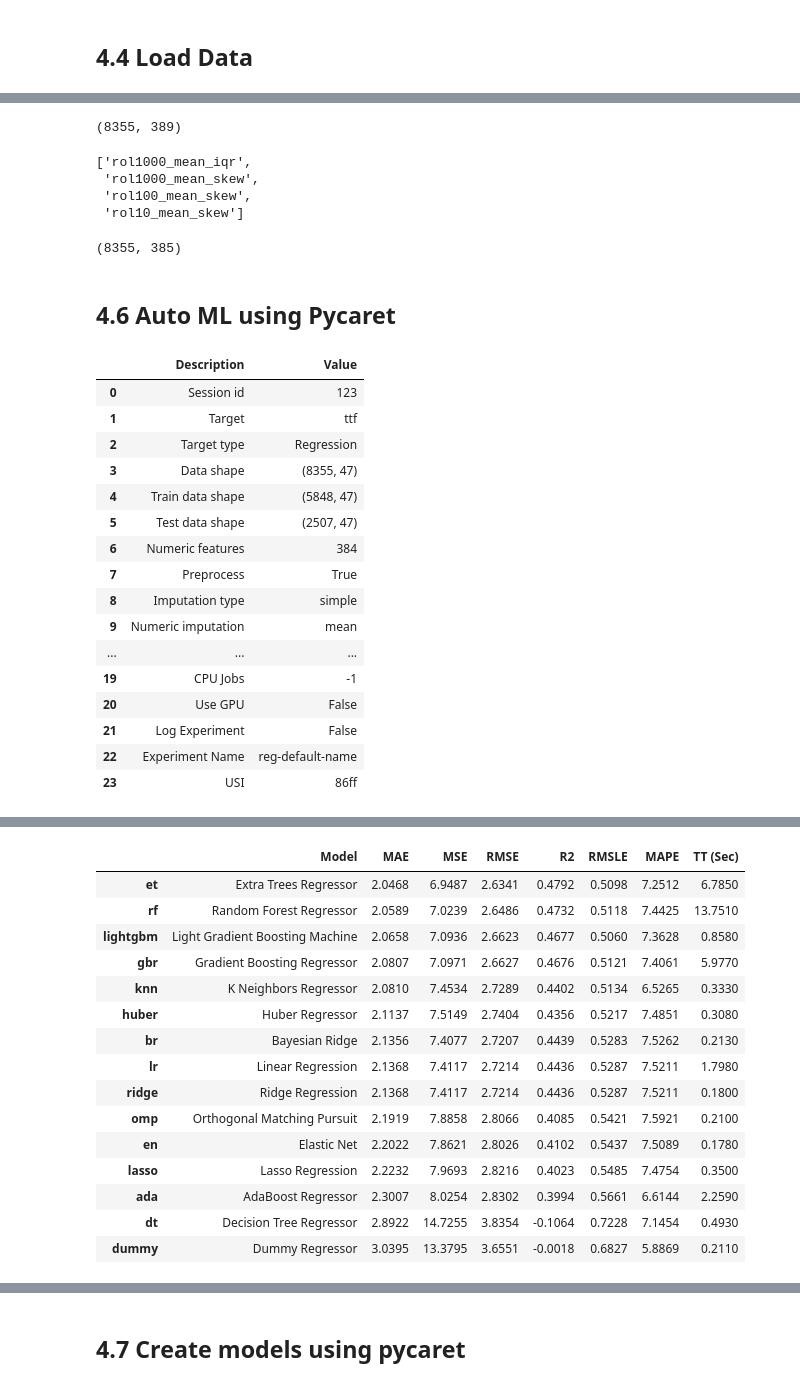
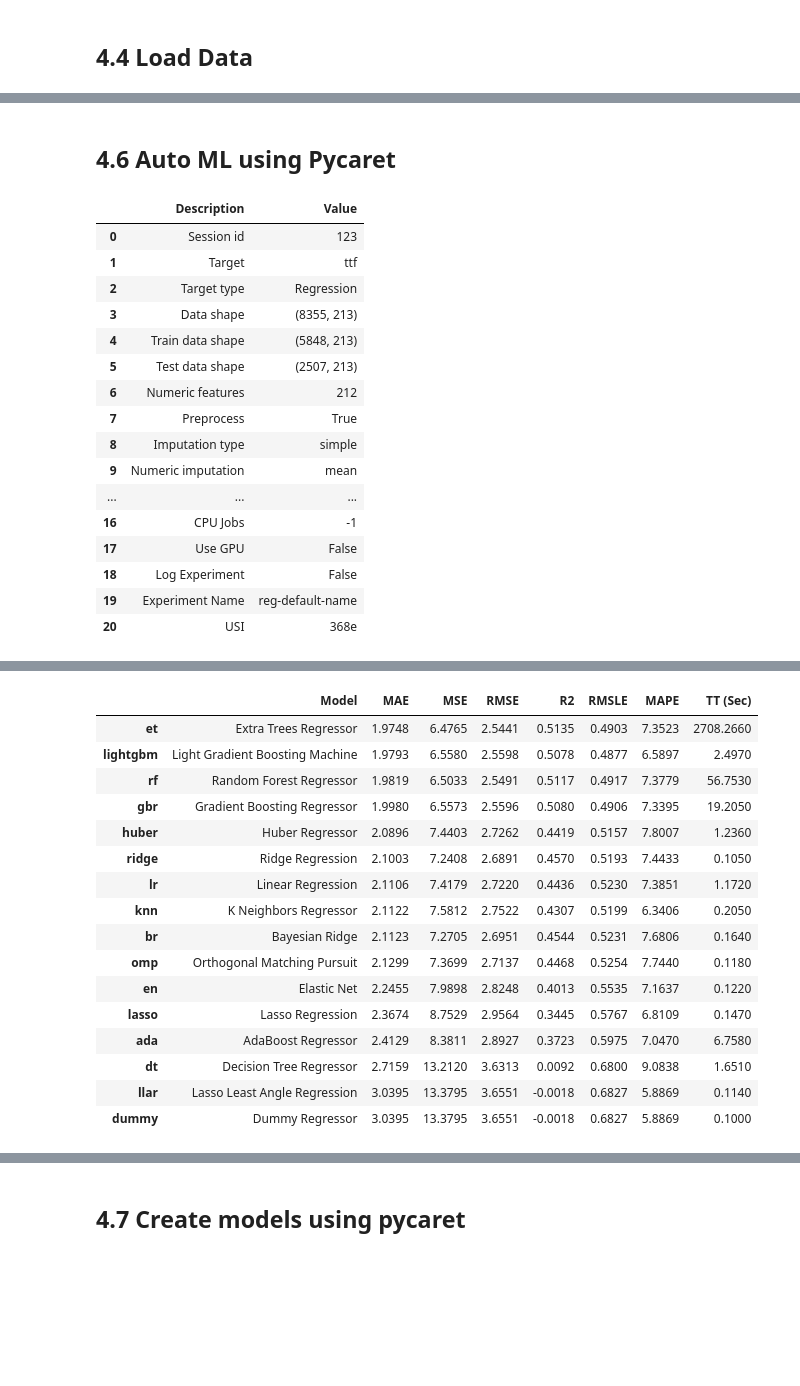
Before and after one commit to qq7933086/Laboratory_earthquake_time_prediction, a Jupyter notebook: Notebooks/04_preprocessing_and_training_Pycaret.ipynb, the cells around one changed output, grey strips where cells are left out. Saved outputs shown, nothing was run; the diff lists cells and outputs as text; code cells hidden in the pictures; blank space fills up the shorter version.

Commit message:
Pycaret training 212 features. Validation submitted to Kaggle. Current highest rank of private score better than 3%

```diff
--- a/Notebooks/04_preprocessing_and_training_Pycaret.ipynb
+++ b/Notebooks/04_preprocessing_and_training_Pycaret.ipynb
@@ -47,23 +44,3 @@ train_df.to_pickle('../data/train_df388.pkl')
-# %%
-train_df = pd.read_pickle('../data/train_df388.pkl')
-train_df.shape
-# columns = train_df.columns
-# newtrain_df[columns]
-# %% [output]
-(8355, 389)
-# %%
-col_todrop = list(train_df.T[train_df.T.duplicated()].index)
-col_todrop
-# %% [output]
-['rol1000_mean_iqr',
- 'rol1000_mean_skew',
- 'rol100_mean_skew',
- 'rol10_mean_skew']
-# %%
-train_df.drop(columns = col_todrop, inplace = True)
-train_df.shape
-# %% [output]
-(8355, 385)
 # %% [markdown]
 ## 4.6 Auto ML using Pycaret
 # %%
@@ -73,49 +50,48 @@ train_df.shape
 s = setup(train_df,
           target = 'ttf',
           normalize = True,
-          session_id = 123,
-          pca = True,
-          pca_components = 0.95
+          session_id = 123
          ) #event_df['event_id'] , fold_group100
 # %% [output]
 |  | Description | Value |
 | 0 | Session id | 123 |
 | 1 | Target | ttf |
 | 2 | Target type | Regression |
-| 3 | Data shape | (8355, 47) |
-| 4 | Train data shape | (5848, 47) |
-| 5 | Test data shape | (2507, 47) |
-| 6 | Numeric features | 384 |
+| 3 | Data shape | (8355, 213) |
+| 4 | Train data shape | (5848, 213) |
+| 5 | Test data shape | (2507, 213) |
+| 6 | Numeric features | 212 |
 | 7 | Preprocess | True |
 | 8 | Imputation type | simple |
 | 9 | Numeric imputation | mean |
 | ... | ... | ... |
-| 19 | CPU Jobs | -1 |
-| 20 | Use GPU | False |
-| 21 | Log Experiment | False |
-| 22 | Experiment Name | reg-default-name |
-| 23 | USI | 86ff |
+| 16 | CPU Jobs | -1 |
+| 17 | Use GPU | False |
+| 18 | Log Experiment | False |
+| 19 | Experiment Name | reg-default-name |
+| 20 | USI | 368e |
 # %%
 # model training and selection
-best = compare_models(sort = 'MAE', exclude = ['par','lar','llar'])
+best = compare_models(sort = 'MAE', exclude = ['par','lar'])
 # %% [output]
 [interactive output not drawn]
 |  | Model | MAE | MSE | RMSE | R2 | RMSLE | MAPE | TT (Sec) |
-| et | Extra Trees Regressor | 2.0468 | 6.9487 | 2.6341 | 0.4792 | 0.5098 | 7.2512 | 6.7850 |
-| rf | Random Forest Regressor | 2.0589 | 7.0239 | 2.6486 | 0.4732 | 0.5118 | 7.4425 | 13.7510 |
-| lightgbm | Light Gradient Boosting Machine | 2.0658 | 7.0936 | 2.6623 | 0.4677 | 0.5060 | 7.3628 | 0.8580 |
-| gbr | Gradient Boosting Regressor | 2.0807 | 7.0971 | 2.6627 | 0.4676 | 0.5121 | 7.4061 | 5.9770 |
-| knn | K Neighbors Regressor | 2.0810 | 7.4534 | 2.7289 | 0.4402 | 0.5134 | 6.5265 | 0.3330 |
-| huber | Huber Regressor | 2.1137 | 7.5149 | 2.7404 | 0.4356 | 0.5217 | 7.4851 | 0.3080 |
-| br | Bayesian Ridge | 2.1356 | 7.4077 | 2.7207 | 0.4439 | 0.5283 | 7.5262 | 0.2130 |
-| lr | Linear Regression | 2.1368 | 7.4117 | 2.7214 | 0.4436 | 0.5287 | 7.5211 | 1.7980 |
-| ridge | Ridge Regression | 2.1368 | 7.4117 | 2.7214 | 0.4436 | 0.5287 | 7.5211 | 0.1800 |
-| omp | Orthogonal Matching Pursuit | 2.1919 | 7.8858 | 2.8066 | 0.4085 | 0.5421 | 7.5921 | 0.2100 |
-| en | Elastic Net | 2.2022 | 7.8621 | 2.8026 | 0.4102 | 0.5437 | 7.5089 | 0.1780 |
-| lasso | Lasso Regression | 2.2232 | 7.9693 | 2.8216 | 0.4023 | 0.5485 | 7.4754 | 0.3500 |
-| ada | AdaBoost Regressor | 2.3007 | 8.0254 | 2.8302 | 0.3994 | 0.5661 | 6.6144 | 2.2590 |
-| dt | Decision Tree Regressor | 2.8922 | 14.7255 | 3.8354 | -0.1064 | 0.7228 | 7.1454 | 0.4930 |
-| dummy | Dummy Regressor | 3.0395 | 13.3795 | 3.6551 | -0.0018 | 0.6827 | 5.8869 | 0.2110 |
+| et | Extra Trees Regressor | 1.9748 | 6.4765 | 2.5441 | 0.5135 | 0.4903 | 7.3523 | 2708.2660 |
+| lightgbm | Light Gradient Boosting Machine | 1.9793 | 6.5580 | 2.5598 | 0.5078 | 0.4877 | 6.5897 | 2.4970 |
+| rf | Random Forest Regressor | 1.9819 | 6.5033 | 2.5491 | 0.5117 | 0.4917 | 7.3779 | 56.7530 |
+| gbr | Gradient Boosting Regressor | 1.9980 | 6.5573 | 2.5596 | 0.5080 | 0.4906 | 7.3395 | 19.2050 |
+| huber | Huber Regressor | 2.0896 | 7.4403 | 2.7262 | 0.4419 | 0.5157 | 7.8007 | 1.2360 |
+| ridge | Ridge Regression | 2.1003 | 7.2408 | 2.6891 | 0.4570 | 0.5193 | 7.4433 | 0.1050 |
+| lr | Linear Regression | 2.1106 | 7.4179 | 2.7220 | 0.4436 | 0.5230 | 7.3851 | 1.1720 |
+| knn | K Neighbors Regressor | 2.1122 | 7.5812 | 2.7522 | 0.4307 | 0.5199 | 6.3406 | 0.2050 |
+| br | Bayesian Ridge | 2.1123 | 7.2705 | 2.6951 | 0.4544 | 0.5231 | 7.6806 | 0.1640 |
+| omp | Orthogonal Matching Pursuit | 2.1299 | 7.3699 | 2.7137 | 0.4468 | 0.5254 | 7.7440 | 0.1180 |
+| en | Elastic Net | 2.2455 | 7.9898 | 2.8248 | 0.4013 | 0.5535 | 7.1637 | 0.1220 |
+| lasso | Lasso Regression | 2.3674 | 8.7529 | 2.9564 | 0.3445 | 0.5767 | 6.8109 | 0.1470 |
+| ada | AdaBoost Regressor | 2.4129 | 8.3811 | 2.8927 | 0.3723 | 0.5975 | 7.0470 | 6.7580 |
+| dt | Decision Tree Regressor | 2.7159 | 13.2120 | 3.6313 | 0.0092 | 0.6800 | 9.0838 | 1.6510 |
+| llar | Lasso Least Angle Regression | 3.0395 | 13.3795 | 3.6551 | -0.0018 | 0.6827 | 5.8869 | 0.1140 |
+| dummy | Dummy Regressor | 3.0395 | 13.3795 | 3.6551 | -0.0018 | 0.6827 | 5.8869 | 0.1000 |
 [interactive output not drawn]
 # %%
 # analyze best model
```
Also changed, not shown: parts of 72 cells of this notebook.
